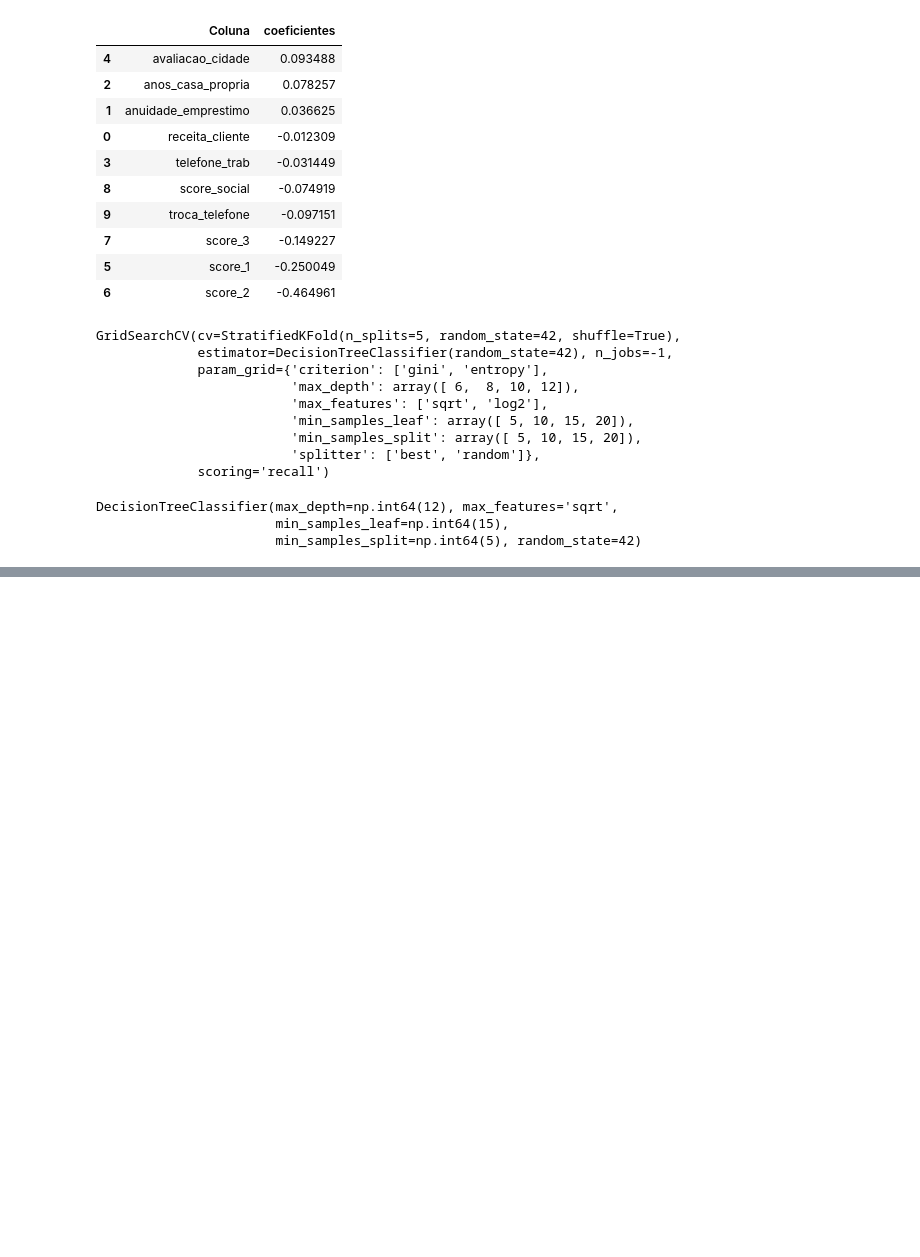
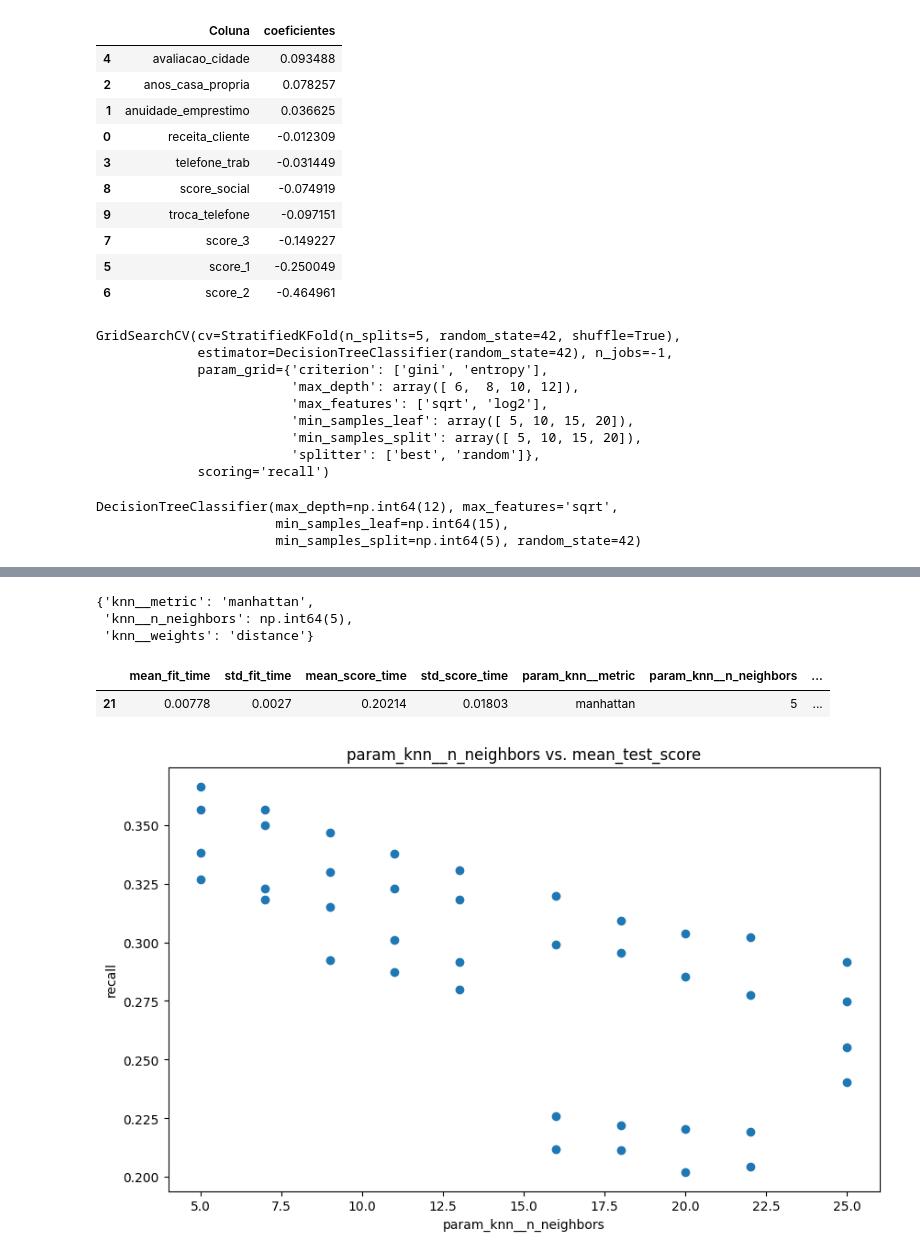
Before and after one commit to mvfelipelli/Labs, a Jupyter notebook: Finance/otimizando_modelo.ipynb, the cells around one changed output, grey strips where cells are left out. Drawn from its saved outputs; the diff is of its cells as text; code cells hidden in the pictures; blank space fills up the shorter version.

```diff
--- a/Finance/otimizando_modelo.ipynb
+++ b/Finance/otimizando_modelo.ipynb
@@ -213,0 +433,27 @@ DecisionTreeClassifier(max_depth=np.int64(12), max_features='sqrt',
+# %%
+knn_grid_search.best_params_
+# %% [output]
+{'knn__metric': 'manhattan',
+ 'knn__n_neighbors': np.int64(5),
+ 'knn__weights': 'distance'}
+# %%
+df_cv_results_knn = pd.DataFrame(knn_grid_search.cv_results_)
+df_cv_results_knn.loc[[knn_grid_search.best_index_]]
+# %% [output]
+|  | mean_fit_time | std_fit_time | mean_score_time | std_score_time | param_knn__metric | param_knn__n_neighbors | ... |
+| 21 | 0.00778 | 0.0027 | 0.20214 | 0.01803 | manhattan | 5 | ... |
+# %%
+import matplotlib.pyplot as plt
+
+plt.figure(figsize=(10, 6))
+plt.scatter(
+    df_cv_results_knn['param_knn__n_neighbors'],
+    df_cv_results_knn['mean_test_score'],
+    )
+
+plt.title('param_knn__n_neighbors vs. mean_test_score')
+plt.xlabel('param_knn__n_neighbors')
+plt.ylabel('recall')
+plt.show()
+# %% [output]
+[figure, added]
```
Also changed, not shown: parts of 22 cells of this notebook.
